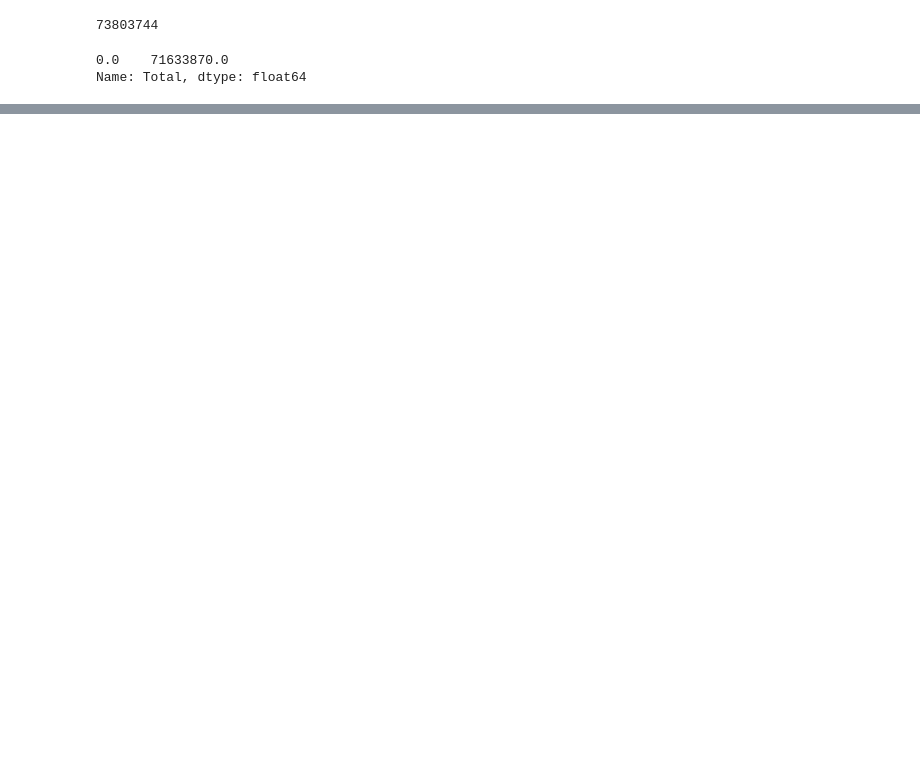
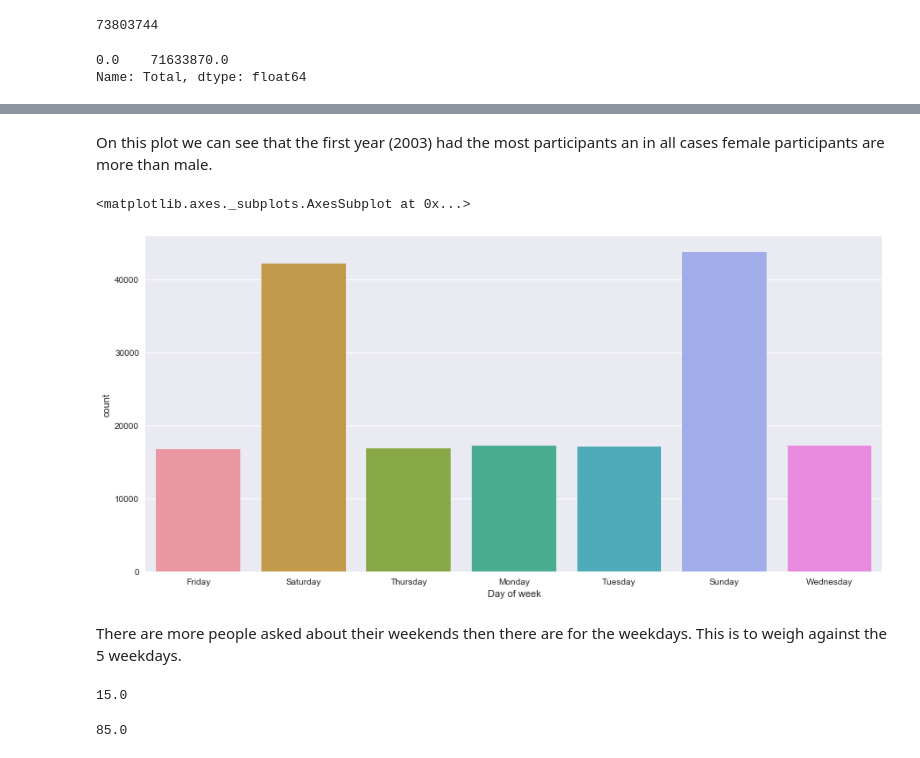
Before and after one commit to larahronn/atus_clustering, a Jupyter notebook: lara_cap/data_basic_vis.ipynb, the cells around one changed output, grey strips where cells are left out. Cells and saved outputs as stored; diff of their text form; code cells hidden in the pictures; blank space fills up the shorter version.

```diff
--- a/lara_cap/data_basic_vis.ipynb
+++ b/lara_cap/data_basic_vis.ipynb
@@ -153,0 +113,18 @@ High five! You successfuly sent some data to your account on plotly. View your p
+# %% [markdown]
+On this plot we can see that the first year (2003) had the most participants an in all cases female participants are more than male.
+# %%
+plt.figure(figsize=(15,7))
+sns.countplot(x='Day of week', data=data)
+# %% [output]
+<matplotlib.axes._subplots.AxesSubplot at 0x...>
+[figure, added]
+# %% [markdown]
+There are more people asked about their weekends then there are for the weekdays. This is to weigh against the 5 weekdays.
+# %%
+data['Age'].min()
+# %% [output]
+15.0
+# %%
+data['Age'].max()
+# %% [output]
+85.0
```
Also changed, not shown: parts of 44 cells of this notebook, 2 other files.
